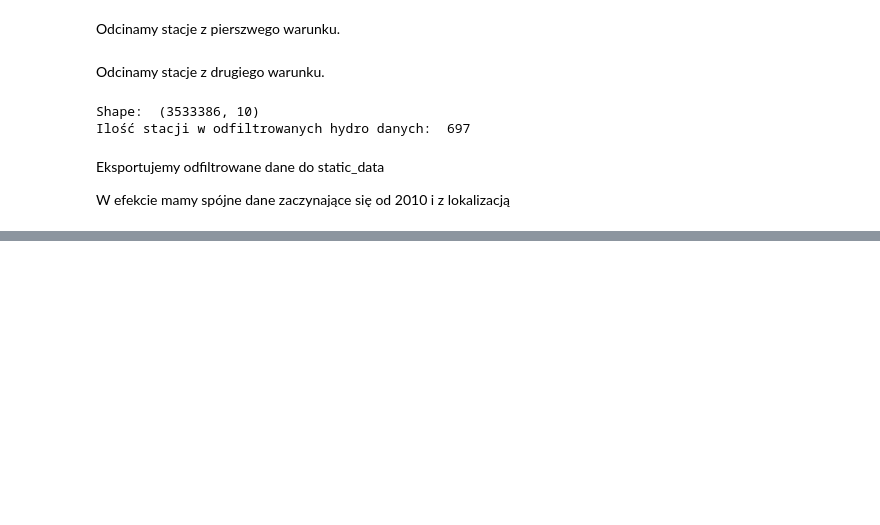
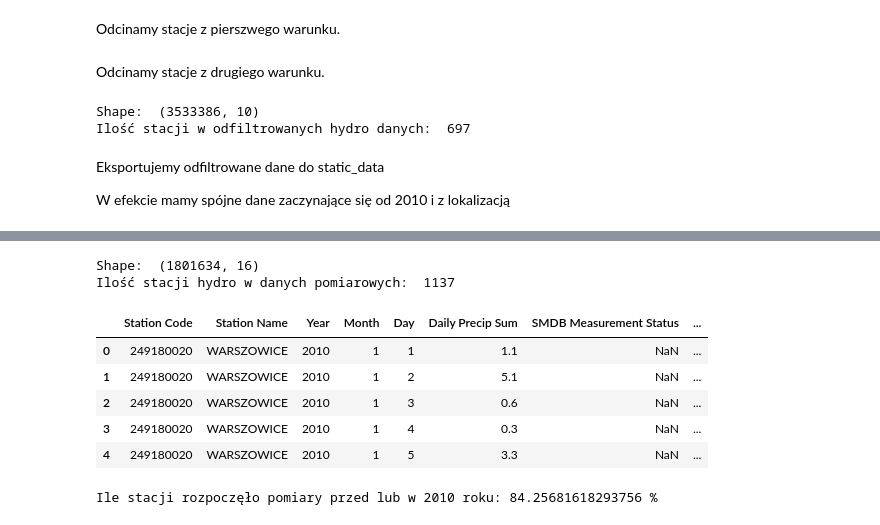
Before and after one commit to eo-agh/daes-project-2425-alt, a Jupyter notebook: notebooks/tymek_preprocessing.ipynb, the cells around one changed output, grey strips where cells are left out. Saved outputs shown, nothing was run; the diff lists cells and outputs as text; code cells hidden in the pictures; blank space fills up the shorter version.

```diff
--- a/notebooks/tymek_preprocessing.ipynb
+++ b/notebooks/tymek_preprocessing.ipynb
@@ -143,0 +181,2 @@ Czekam na dostarczenie danych czysto meteo, zamiast synoptycznych.
+# %%
+df = pd.read_parquet('../static_data/meteo_opad_data.parquet.gzip')
@@ -143,0 +223,17 @@ Czekam na dostarczenie danych czysto meteo, zamiast synoptycznych.
+# %%
+print("Shape: ", df.shape)
+print("Ilość stacji hydro w danych pomiarowych: ",df["Station Code"].nunique())
+df.head()
+# %% [output]
+Shape:  (1801634, 16)
+Ilość stacji hydro w danych pomiarowych:  1137
+|  | Station Code | Station Name | Year | Month | Day | Daily Precip Sum | SMDB Measurement Status | ... |
+| 0 | 249180020 | WARSZOWICE | 2010 | 1 | 1 | 1.1 | NaN | ... |
+| 1 | 249180020 | WARSZOWICE | 2010 | 1 | 2 | 5.1 | NaN | ... |
+| 2 | 249180020 | WARSZOWICE | 2010 | 1 | 3 | 0.6 | NaN | ... |
+| 3 | 249180020 | WARSZOWICE | 2010 | 1 | 4 | 0.3 | NaN | ... |
+| 4 | 249180020 | WARSZOWICE | 2010 | 1 | 5 | 3.3 | NaN | ... |
+# %%
+print("Ile stacji rozpoczęło pomiary przed lub w 2010 roku:",(df.groupby("Station Code")["Year"].min() == 2010).mean() * 100,"%")
+# %% [output]
+Ile stacji rozpoczęło pomiary przed lub w 2010 roku: 84.25681618293756 %
```
Also changed, not shown: parts of 18 cells of this notebook.
